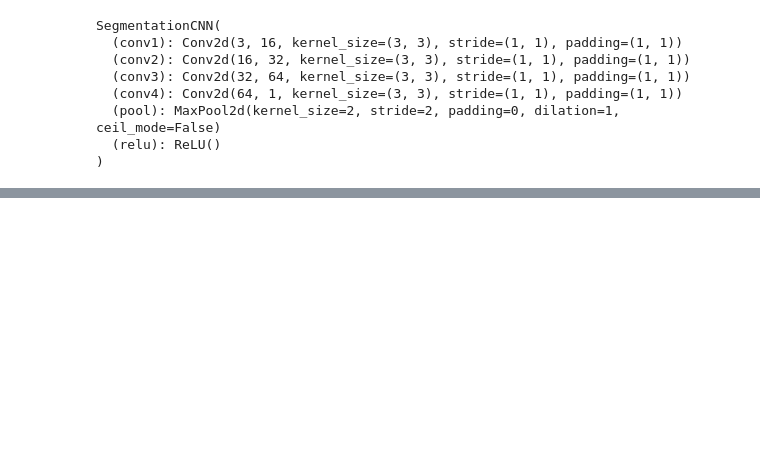
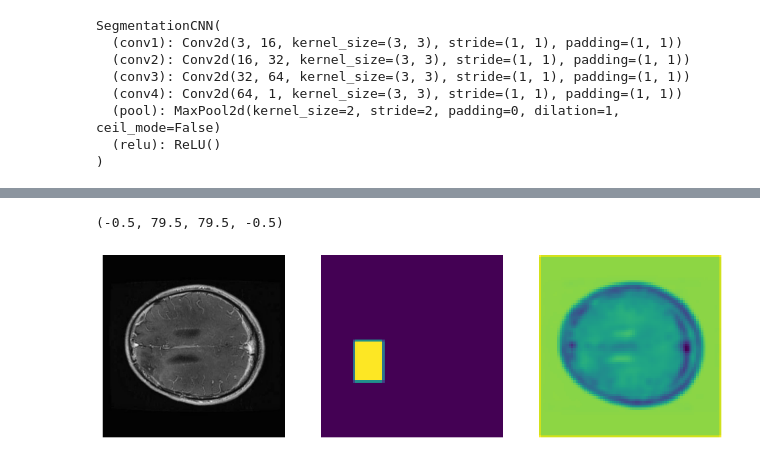
Before and after one commit to 87tana/SemanticSegmentation-in-Medical-Imaging, a Jupyter notebook: Tumor_Semantic_Segmentation.ipynb, the cells around one changed output, grey strips where cells are left out. Cells and saved outputs as stored; diff of their text form; code cells hidden in the pictures; blank space fills up the shorter version.

```diff
--- a/Tumor_Semantic_Segmentation.ipynb
+++ b/Tumor_Semantic_Segmentation.ipynb
@@ -308,0 +314,18 @@ print(f"Average Test Loss: {avg_test_loss:.4f}")
+# %%
+"""
+Visualize sample validation result.
+"""
+idx = 10
+
+fig, axes = plt.subplots (1,3,figsize=(12,6))
+
+axes[0].imshow(sample_val_result[idx]['image'].permute(1, 2, 0))
+axes[1].imshow(sample_val_result[idx]['mask'].permute(1, 2, 0))
+axes[2].imshow(sample_val_result[idx]['pred'].permute(1, 2, 0))
+
+axes[0].axis('off')
+axes[1].axis('off')
+axes[2].axis('off')
+# %% [output]
+(-0.5, 79.5, 79.5, -0.5)
+[figure, added]
```
Also changed, not shown: parts of 20 cells of this notebook.
